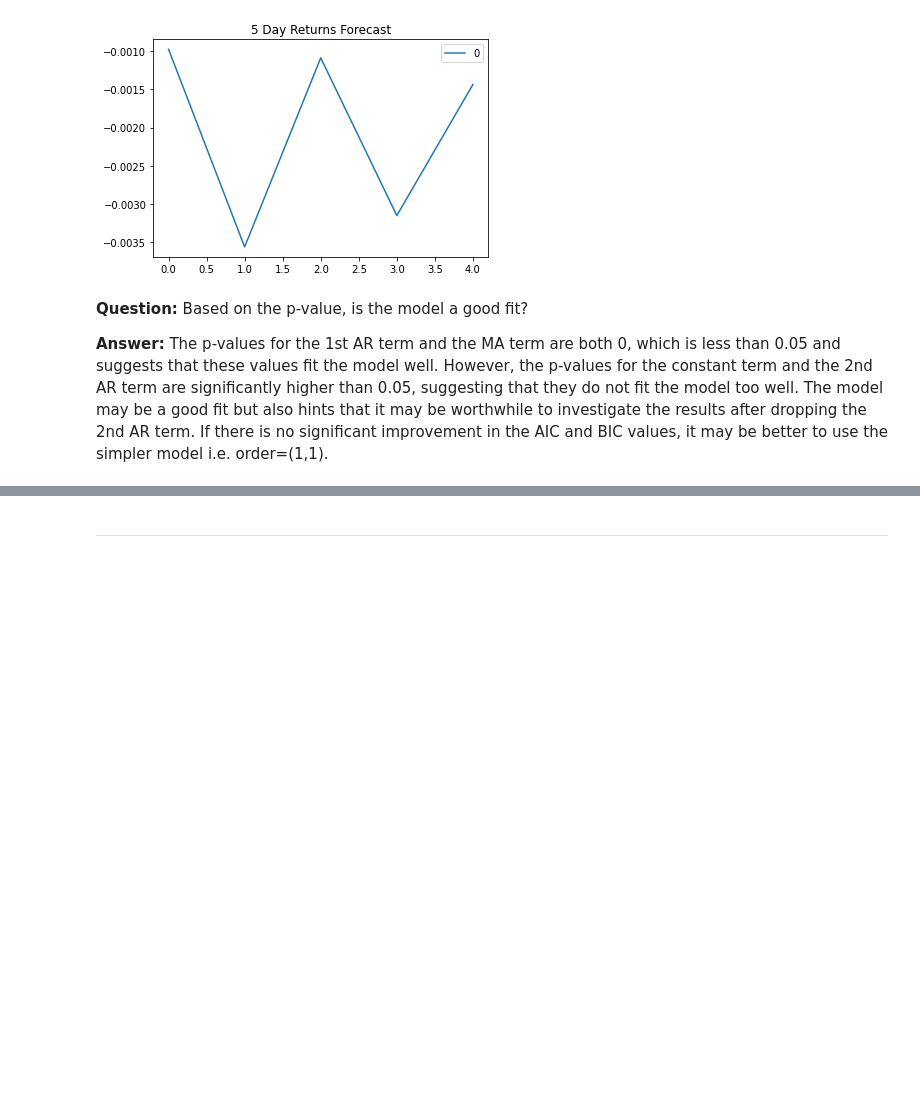
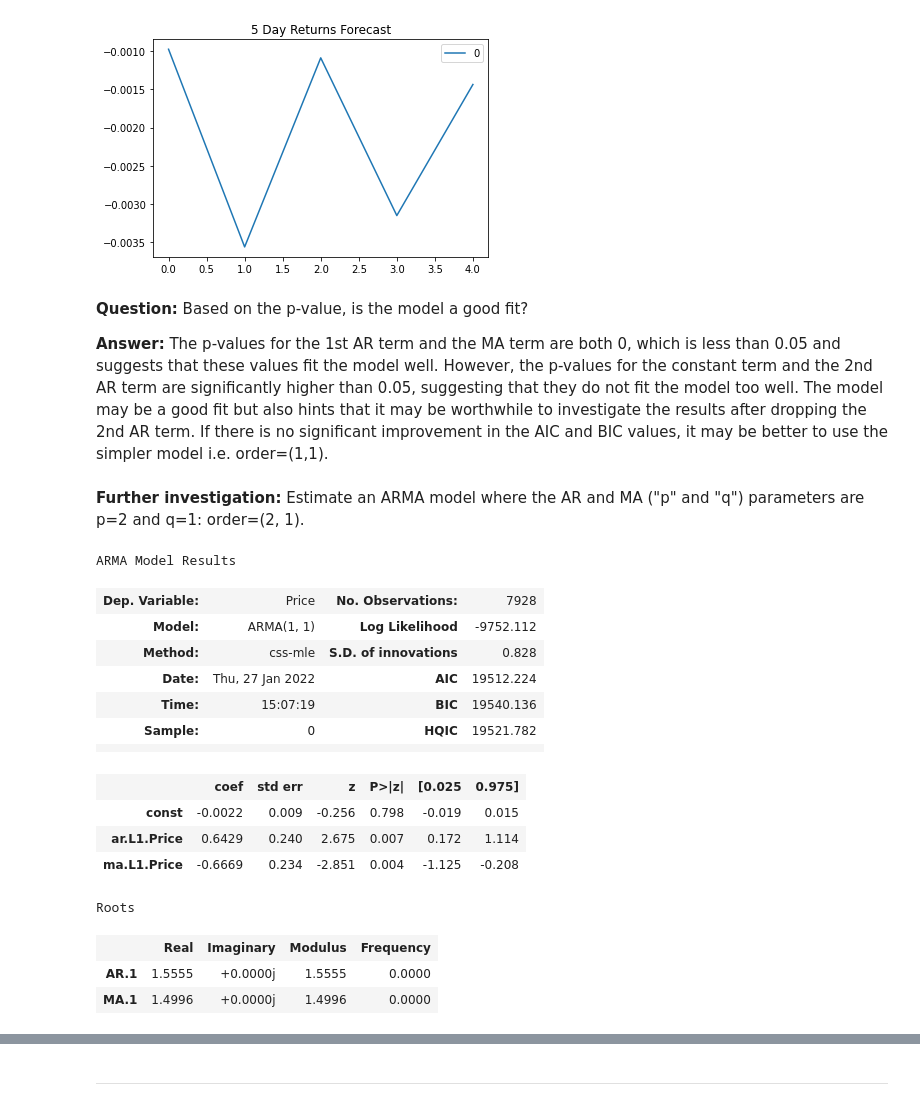
Before and after one commit to vincent-l-j/price-forecasting, a Jupyter notebook: src/time_series_analysis.ipynb, the cells around one changed output, grey strips where cells are left out. Cells and saved outputs as stored; diff of their text form; code cells hidden in the pictures; blank space fills up the shorter version.

```diff
--- a/src/time_series_analysis.ipynb
+++ b/src/time_series_analysis.ipynb
@@ -186,3 +186,31 @@ The p-values for the 1st AR term and the MA term are both 0, which is less than
 However, the p-values for the constant term and the 2nd AR term are significantly higher than 0.05, suggesting that they do not fit the model too well.
 The model may be a good fit but also hints that it may be worthwhile to investigate the results after dropping the 2nd AR term.
 If there is no significant improvement in the AIC and BIC values, it may be better to use the simpler model i.e. order=(1,1).
+# %% [markdown]
+**Further investigation:** Estimate an ARMA model where the AR and MA ("p" and "q") parameters are p=2 and q=1: order=(2, 1).
+# %%
+# Estimate and ARMA model using statsmodels (use order=(1, 1))
+model = ARMA(returns['Price'], order=(1, 1))
+
+# Fit the model and assign it to a variable called results
+results = model.fit()
+
+# Output model summary results:
+results.summary()
+# %% [output]
+ARMA Model Results
+| Dep. Variable: | Price | No. Observations: | 7928 |
+| Model: | ARMA(1, 1) | Log Likelihood | -9752.112 |
+| Method: | css-mle | S.D. of innovations | 0.828 |
+| Date: | Thu, 27 Jan 2022 | AIC | 19512.224 |
+| Time: | 15:07:19 | BIC | 19540.136 |
+| Sample: | 0 | HQIC | 19521.782 |
+|  |  |  |  |
+|  | coef | std err | z | P>|z| | [0.025 | 0.975] |
+| const | -0.0022 | 0.009 | -0.256 | 0.798 | -0.019 | 0.015 |
+| ar.L1.Price | 0.6429 | 0.240 | 2.675 | 0.007 | 0.172 | 1.114 |
+| ma.L1.Price | -0.6669 | 0.234 | -2.851 | 0.004 | -1.125 | -0.208 |
+Roots
+|  | Real | Imaginary | Modulus | Frequency |
+| AR.1 | 1.5555 | +0.0000j | 1.5555 | 0.0000 |
+| MA.1 | 1.4996 | +0.0000j | 1.4996 | 0.0000 |
```
Also changed, not shown: parts of 2 cells of this notebook.
